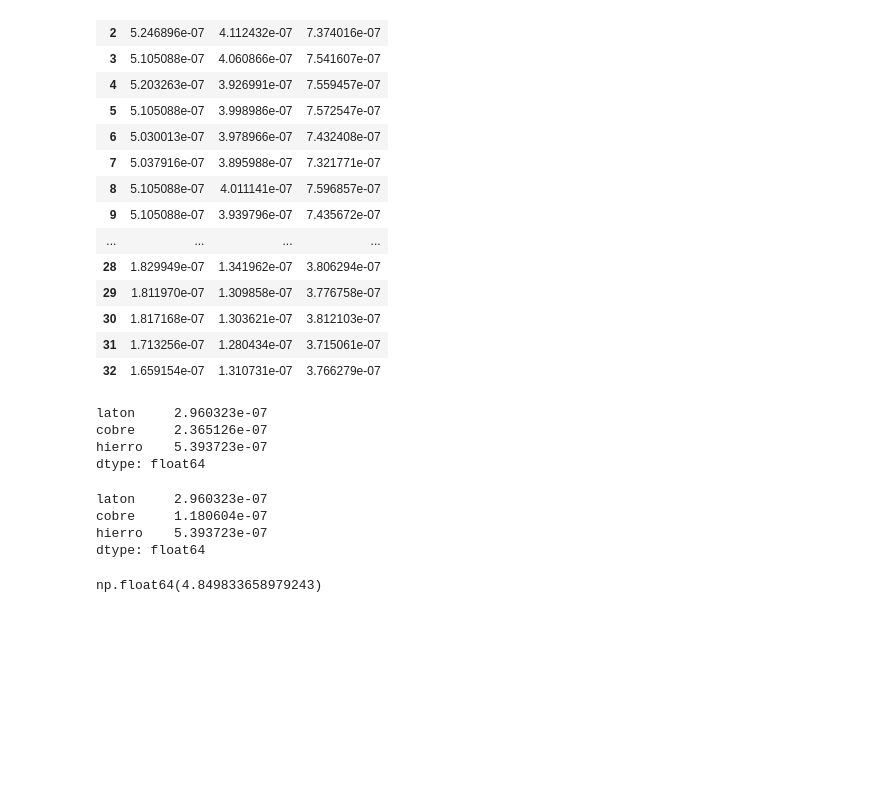
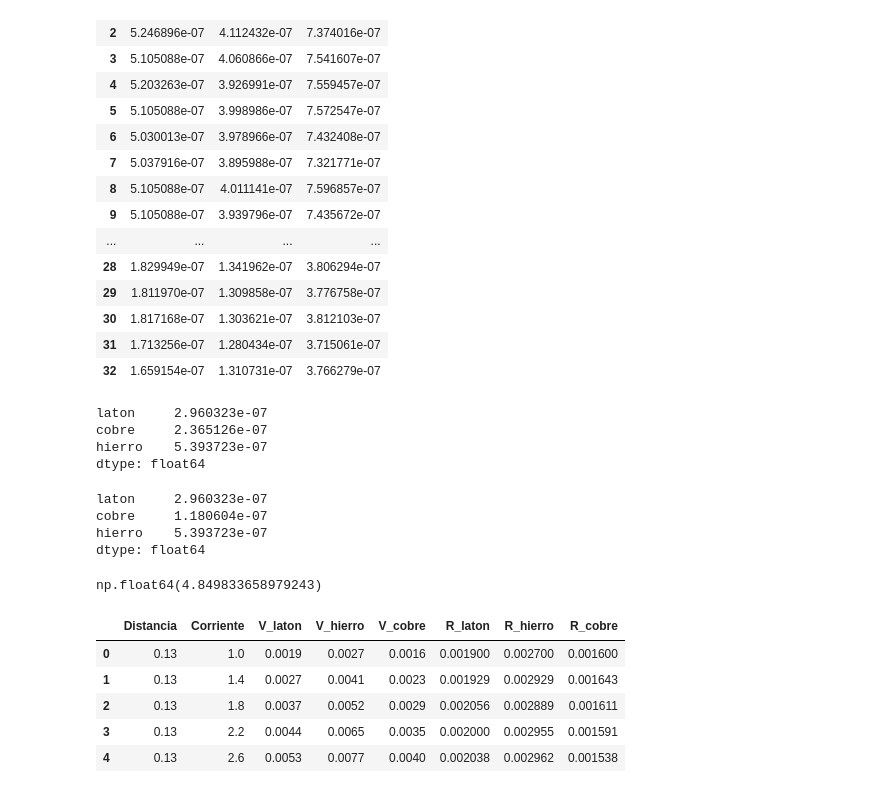
Before and after one commit to Haziel-Soria-Trejo/Laboratorio, a Jupyter notebook: resistividad.ipynb, the cells around one changed output. Saved outputs shown, nothing was run; the diff lists cells and outputs as text; code cells hidden in the pictures; blank space fills up the shorter version.

```diff
--- a/resistividad.ipynb
+++ b/resistividad.ipynb
@@ -135,3 +135,12 @@ dtype: float64
 rho.iloc[0,0]*(10**7)
 # %% [output]
 np.float64(4.849833658979243)
+# %%
+df.head()
+# %% [output]
+|  | Distancia | Corriente | V_laton | V_hierro | V_cobre | R_laton | R_hierro | R_cobre |
+| 0 | 0.13 | 1.0 | 0.0019 | 0.0027 | 0.0016 | 0.001900 | 0.002700 | 0.001600 |
+| 1 | 0.13 | 1.4 | 0.0027 | 0.0041 | 0.0023 | 0.001929 | 0.002929 | 0.001643 |
+| 2 | 0.13 | 1.8 | 0.0037 | 0.0052 | 0.0029 | 0.002056 | 0.002889 | 0.001611 |
+| 3 | 0.13 | 2.2 | 0.0044 | 0.0065 | 0.0035 | 0.002000 | 0.002955 | 0.001591 |
+| 4 | 0.13 | 2.6 | 0.0053 | 0.0077 | 0.0040 | 0.002038 | 0.002962 | 0.001538 |
```
Also changed, not shown: parts of 5 cells of this notebook, 8 other files.
